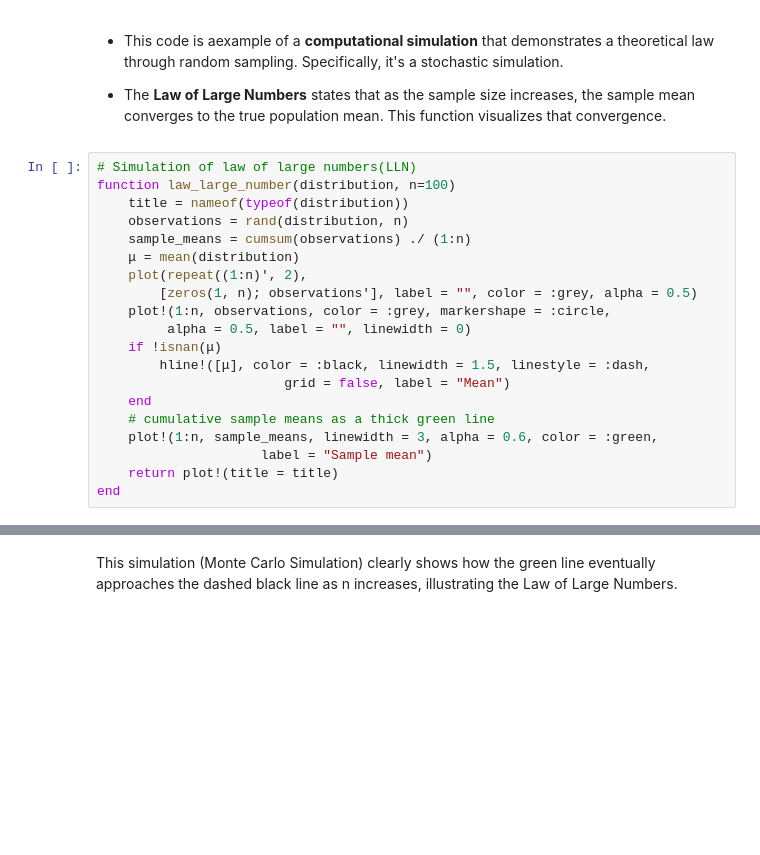
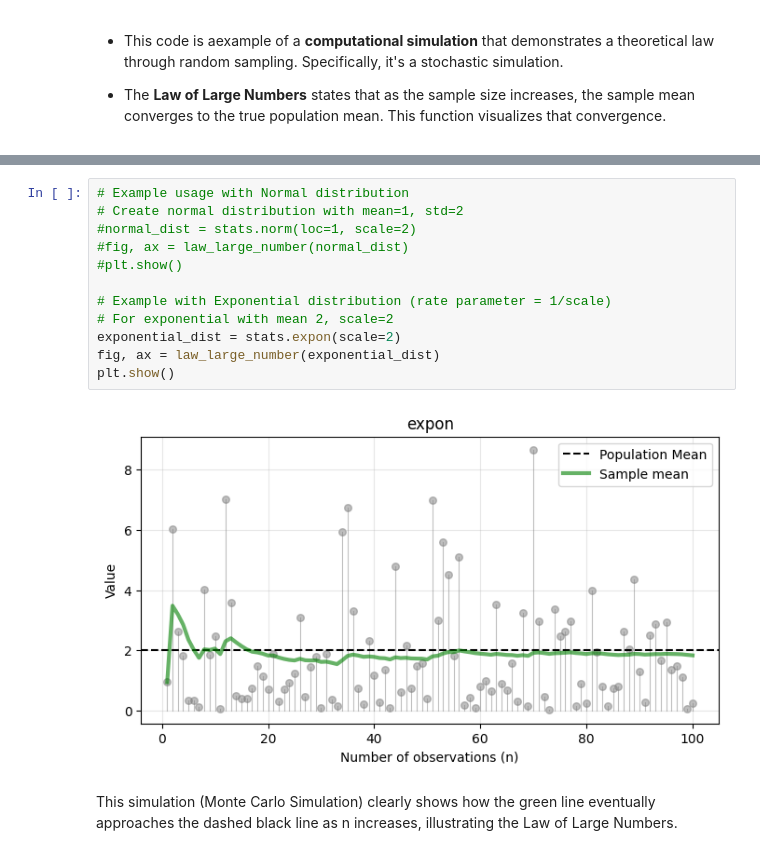
Before and after one commit to shsnhosseini/Mathematics_for_Data_Science_and_Machine_Learning_with_Python, a Jupyter notebook: law_large_number.ipynb, the cells around one changed output, grey strips where cells are left out. Cells and saved outputs as stored; diff of their text form; blank space fills up the shorter version.

Commit message:
adding images

```diff
--- a/law_large_number.ipynb
+++ b/law_large_number.ipynb
@@ -7,23 +8,3 @@ using Plots, LaTeXStrings
 *  This code is aexample of a **computational simulation** that demonstrates a theoretical law through random sampling. Specifically, it's a stochastic simulation.
 
 *  The **Law of Large Numbers** states that as the sample size increases, the sample mean converges to the true population mean. This function visualizes that convergence.
-# %%
-# Simulation of law of large numbers(LLN)
-function law_large_number(distribution, n=100)
-    title = nameof(typeof(distribution))
-    observations = rand(distribution, n)
-    sample_means = cumsum(observations) ./ (1:n)
-    μ = mean(distribution)
-    plot(repeat((1:n)', 2),
-        [zeros(1, n); observations'], label = "", color = :grey, alpha = 0.5)
-    plot!(1:n, observations, color = :grey, markershape = :circle,
-         alpha = 0.5, label = "", linewidth = 0)
-    if !isnan(μ)
-        hline!([μ], color = :black, linewidth = 1.5, linestyle = :dash,
-                        grid = false, label = "Mean")
-    end
-    # cumulative sample means as a thick green line
-    plot!(1:n, sample_means, linewidth = 3, alpha = 0.6, color = :green,
-                     label = "Sample mean")
-    return plot!(title = title)
-end
@@ -35,3 +62,17 @@ law_large_number(Normal(1, 2))
+# %%
+# Example usage with Normal distribution
+# Create normal distribution with mean=1, std=2
+#normal_dist = stats.norm(loc=1, scale=2)
+#fig, ax = law_large_number(normal_dist)
+#plt.show()
+
+# Example with Exponential distribution (rate parameter = 1/scale)
+# For exponential with mean 2, scale=2
+exponential_dist = stats.expon(scale=2)
+fig, ax = law_large_number(exponential_dist)
+plt.show()
+# %% [output]
+[figure, added]
 # %% [markdown]
 This simulation (Monte Carlo Simulation) clearly shows how the green line eventually approaches the dashed black line as n increases, illustrating the Law of Large Numbers.
 # %% [markdown]
```
Also changed, not shown: parts of 5 cells of this notebook, 1 other file.
